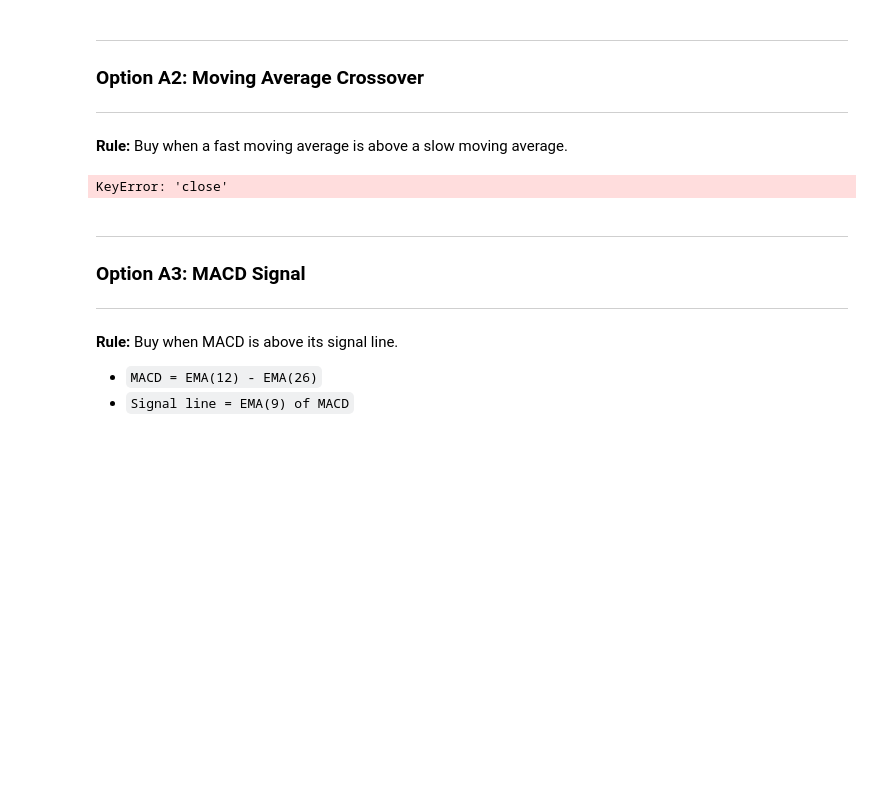
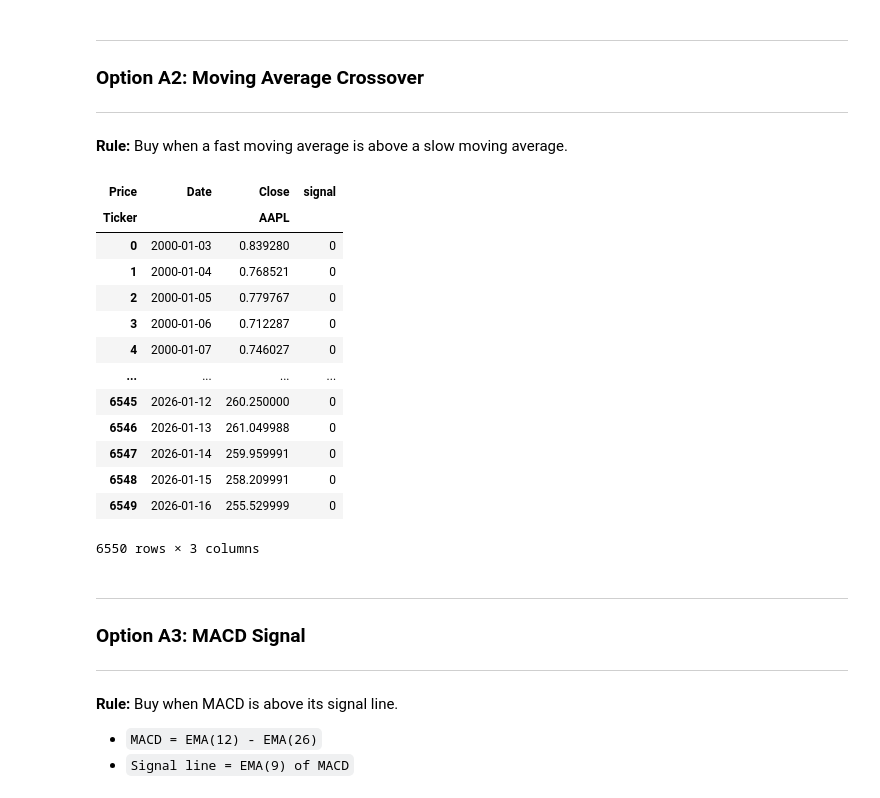
Before and after one commit to taliashapiro05/Momentum_assignment-1-, a Jupyter notebook: Momentum_assignment.ipynb, the cells around one changed output. Cells and saved outputs as stored; diff of their text form; code cells hidden in the pictures; blank space fills up the shorter version.

Commit message:
error fixed

```diff
--- a/Momentum_assignment.ipynb
+++ b/Momentum_assignment.ipynb
@@ -316,20 +316,33 @@ def ROC_strategy(price_data, roc_n = 10, roc_threshold = 0.03):
 # %%
 # Develop the Moving Average Crossover indicator
 
 def signal_ma_crossover(df: pd.DataFrame, fast_n: int = 20, slow_n: int = 50):
-    fast_ma = df["close"].rolling(window=fast_n).mean()
-    slow_ma = df["close"].rolling(window=slow_n).mean()
+    fast_ma = df["Close"].rolling(window=fast_n).mean()
+    slow_ma = df["Close"].rolling(window=slow_n).mean()
 
     signal = (fast_ma > slow_ma).astype(int)
 
     return signal
 
 
 signal = signal_ma_crossover(df, fast_n=20, slow_n=50)
 df["signal"] = signal
-df[["date", "close", "signal"]]
+df[["Date", "Close", "signal"]]
 # %% [output]
+| Price | Date | Close | signal |
+| Ticker |  | AAPL |  |
+| 0 | 2000-01-03 | 0.839280 | 0 |
+| 1 | 2000-01-04 | 0.768521 | 0 |
+| 2 | 2000-01-05 | 0.779767 | 0 |
+| 3 | 2000-01-06 | 0.712287 | 0 |
+| 4 | 2000-01-07 | 0.746027 | 0 |
+| ... | ... | ... | ... |
+| 6545 | 2026-01-12 | 260.250000 | 0 |
+| 6546 | 2026-01-13 | 261.049988 | 0 |
+| 6547 | 2026-01-14 | 259.959991 | 0 |
+| 6548 | 2026-01-15 | 258.209991 | 0 |
+| 6549 | 2026-01-16 | 255.529999 | 0 |
-KeyError: 'close'
+6550 rows × 3 columns
 # %% [markdown]
 ---
 ### Option A3: MACD Signal
```
Also changed, not shown: parts of 1 cell of this notebook.
